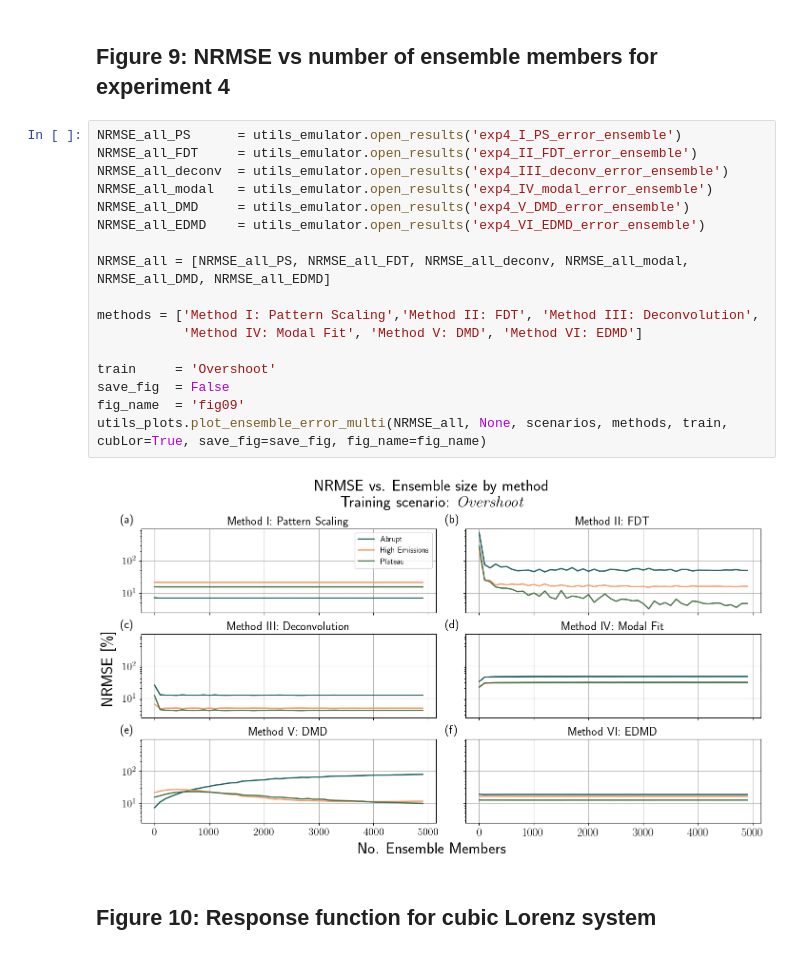
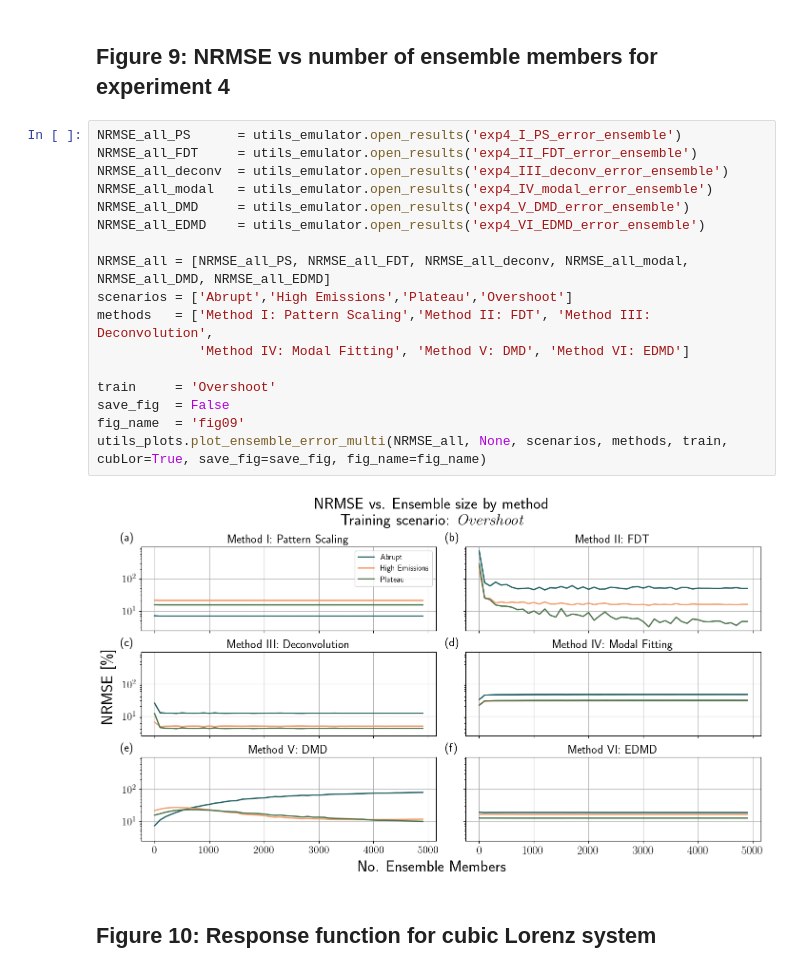
Before and after one commit to cbwomack/SCM_Emulators, a Jupyter notebook: 5_create_plots.ipynb, the cells around one changed output. Drawn from its saved outputs; the diff is of its cells as text.

```diff
--- a/5_create_plots.ipynb
+++ b/5_create_plots.ipynb
@@ -263,22 +266,22 @@ utils_plots.plot_ensemble_error_multi(NRMSE_all, NRMSE_all_base, scenarios, meth
 # %%
 NRMSE_all_PS      = utils_emulator.open_results('exp4_I_PS_error_ensemble')
 NRMSE_all_FDT     = utils_emulator.open_results('exp4_II_FDT_error_ensemble')
 NRMSE_all_deconv  = utils_emulator.open_results('exp4_III_deconv_error_ensemble')
 NRMSE_all_modal   = utils_emulator.open_results('exp4_IV_modal_error_ensemble')
 NRMSE_all_DMD     = utils_emulator.open_results('exp4_V_DMD_error_ensemble')
 NRMSE_all_EDMD    = utils_emulator.open_results('exp4_VI_EDMD_error_ensemble')
 
 NRMSE_all = [NRMSE_all_PS, NRMSE_all_FDT, NRMSE_all_deconv, NRMSE_all_modal, NRMSE_all_DMD, NRMSE_all_EDMD]
-
-methods = ['Method I: Pattern Scaling','Method II: FDT', 'Method III: Deconvolution',
-           'Method IV: Modal Fit', 'Method V: DMD', 'Method VI: EDMD']
+scenarios = ['Abrupt','High Emissions','Plateau','Overshoot']
+methods   = ['Method I: Pattern Scaling','Method II: FDT', 'Method III: Deconvolution',
+             'Method IV: Modal Fitting', 'Method V: DMD', 'Method VI: EDMD']
 
 train     = 'Overshoot'
 save_fig  = False
 fig_name  = 'fig09'
 utils_plots.plot_ensemble_error_multi(NRMSE_all, None, scenarios, methods, train, cubLor=True, save_fig=save_fig, fig_name=fig_name)
 # %% [output]
-[figure, old version]
+[figure, new version]
 # %% [markdown]
 ## Figure 10: Response function for cubic Lorenz system
 # %%
```
Also changed, not shown: parts of 4 cells of this notebook, 7 other files.
